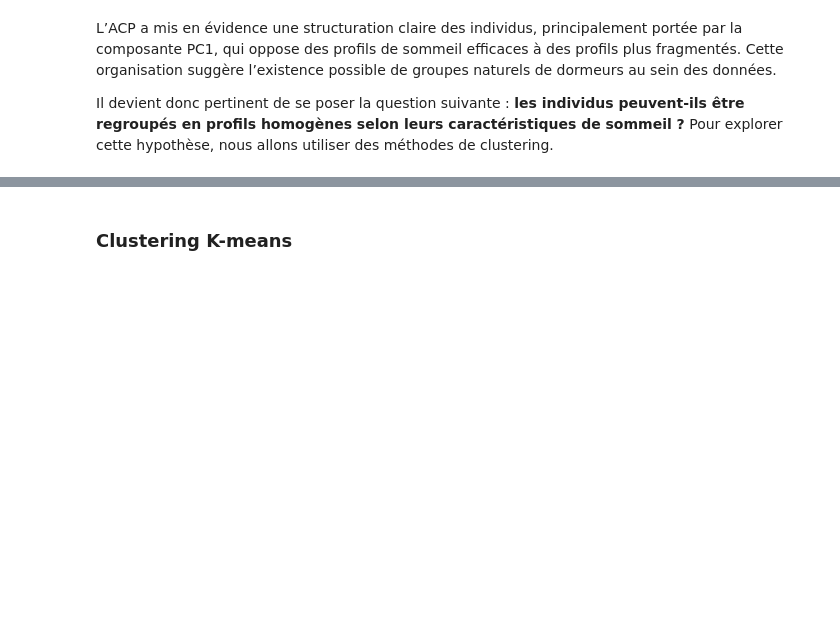
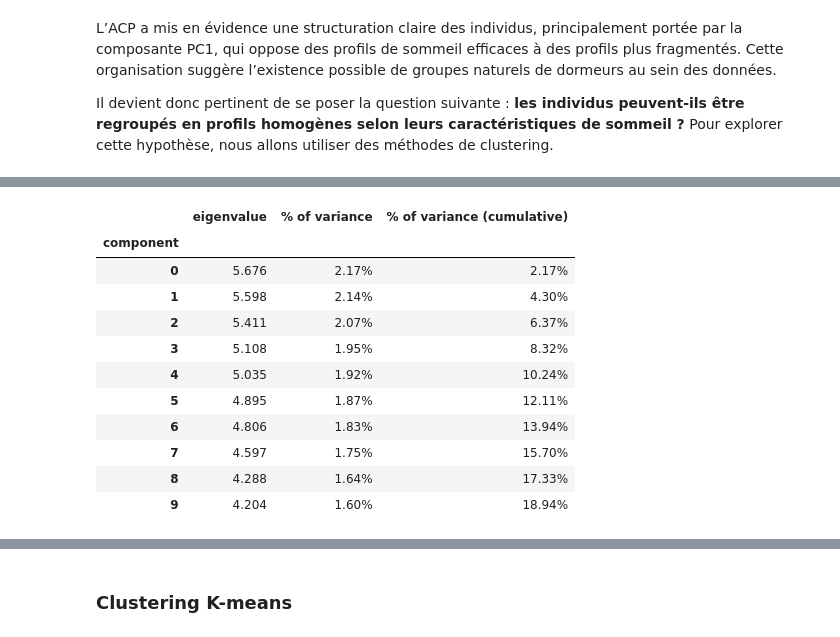
Before and after one commit to AhmedBousbih/Projet-analyse-de-donn-es, a Jupyter notebook: Projet_Analyse_de_données.ipynb, the cells around one changed output, grey strips where cells are left out. Drawn from its saved outputs; the diff is of its cells as text; code cells hidden in the pictures; blank space fills up the shorter version.

```diff
--- a/Projet_Analyse_de_données.ipynb
+++ b/Projet_Analyse_de_données.ipynb
@@ -544,0 +607,17 @@ Il devient donc pertinent de se poser la question suivante : **les individus peu
+# %%
+display(famd.eigenvalues_summary)
+
+famd.scree_plot()
+# %% [output]
+|  | eigenvalue | % of variance | % of variance (cumulative) |
+| component |  |  |  |
+| 0 | 5.676 | 2.17% | 2.17% |
+| 1 | 5.598 | 2.14% | 4.30% |
+| 2 | 5.411 | 2.07% | 6.37% |
+| 3 | 5.108 | 1.95% | 8.32% |
+| 4 | 5.035 | 1.92% | 10.24% |
+| 5 | 4.895 | 1.87% | 12.11% |
+| 6 | 4.806 | 1.83% | 13.94% |
+| 7 | 4.597 | 1.75% | 15.70% |
+| 8 | 4.288 | 1.64% | 17.33% |
+| 9 | 4.204 | 1.60% | 18.94% |
```
Also changed, not shown: parts of 19 cells of this notebook.
